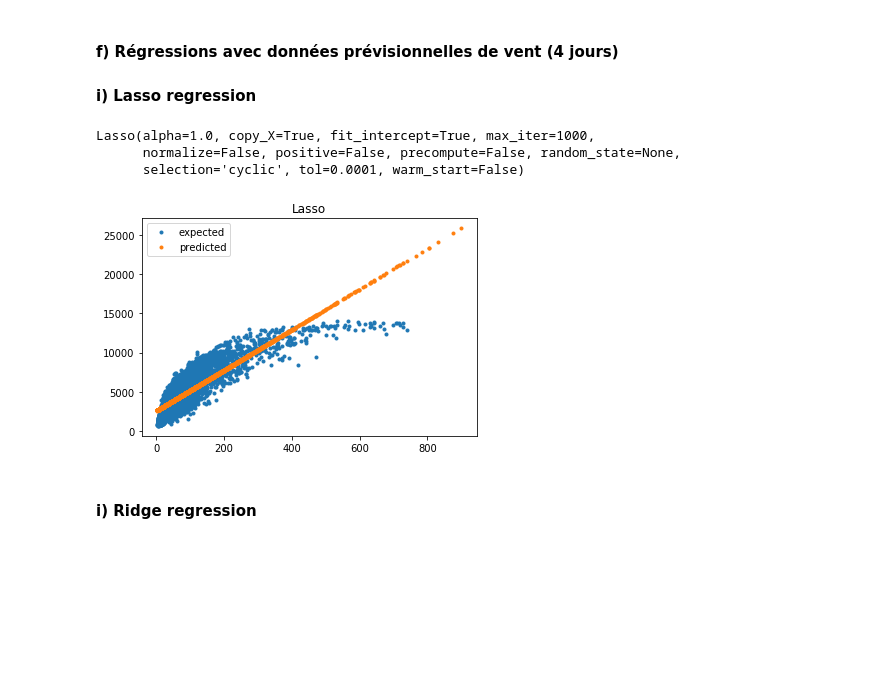
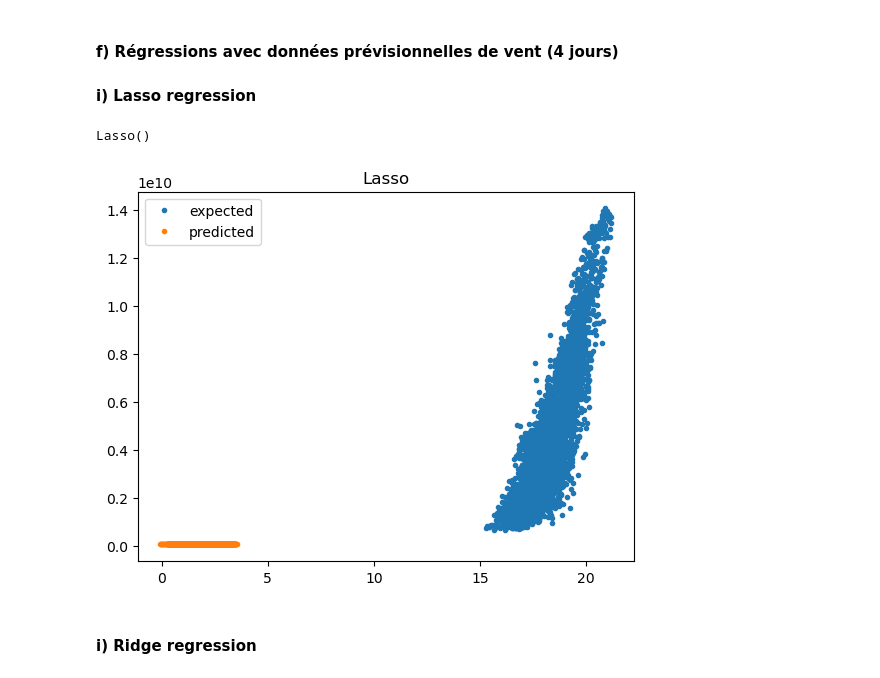
Before and after one commit to Basso42/Production-eolienne-ENSAE, a Jupyter notebook: Modélisation.ipynb, the cells around one changed output. Saved outputs shown, nothing was run; the diff lists cells and outputs as text; code cells hidden in the pictures; blank space fills up the shorter version.

```diff
--- a/Modélisation.ipynb
+++ b/Modélisation.ipynb
@@ -439,12 +306,10 @@ plot = plot_linear_regression(data_pondéré, "Electricity_log", "Windspeed_log"
 # %%
 from sklearn.tree import DecisionTreeRegressor
 import numpy as np
+# %%
+model = DecisionTreeRegressor(min_samples_leaf=10, max_depth=1)
 # %%
-model = DecisionTreeRegressor(min_samples_leaf=10, max_depth=3)
-
 X = data['Windspeed_cubed'].to_numpy()
 X = X.reshape(-1, 1)
 
 y = data['Electricity'].to_numpy()
-
-model.fit(X, y)
@@ -480,12 +352,13 @@ data['Energie'] = calcul_energie(data['diametre_rotor'],donnees_vent['Windspeed'
 #### **f) Régressions avec données prévisionnelles de vent (4 jours)**
 
 #### **i) Lasso regression**
+# %%
+def g(x):
+    return np.log(x)
 # %%
 from sklearn.linear_model import Lasso
 lasso_reg = Lasso()
-lasso_reg.fit(X, y)
+lasso_reg.fit(g(X), y)
 # %% [output]
-Lasso(alpha=1.0, copy_X=True, fit_intercept=True, max_iter=1000,
-      normalize=False, positive=False, precompute=False, random_state=None,
-      selection='cyclic', tol=0.0001, warm_start=False)
+Lasso()
 # %%
@@ -497,12 +368,12 @@ X_pred = X_pred.reshape(-1, 1)
 y_pred_lasso = lasso_reg.predict(X_pred)
 # %%
 fig, lasso = plt.subplots(1, 1)
-lasso.plot(X, y, ".", label="expected")
-lasso.plot(X_pred, y_pred_lasso, ".", label="predicted")
+lasso.plot(g(X), y, ".", label="expected")
+lasso.plot(g(X_pred), y_pred_lasso, ".", label="predicted")
 lasso.legend()
 lasso.set_title("Lasso");
 # %% [output]
-[figure, old version]
+[figure, new version]
 # %% [markdown]
 #### **i) Ridge regression**
 # %%
```
Also changed, not shown: parts of 49 cells of this notebook.
